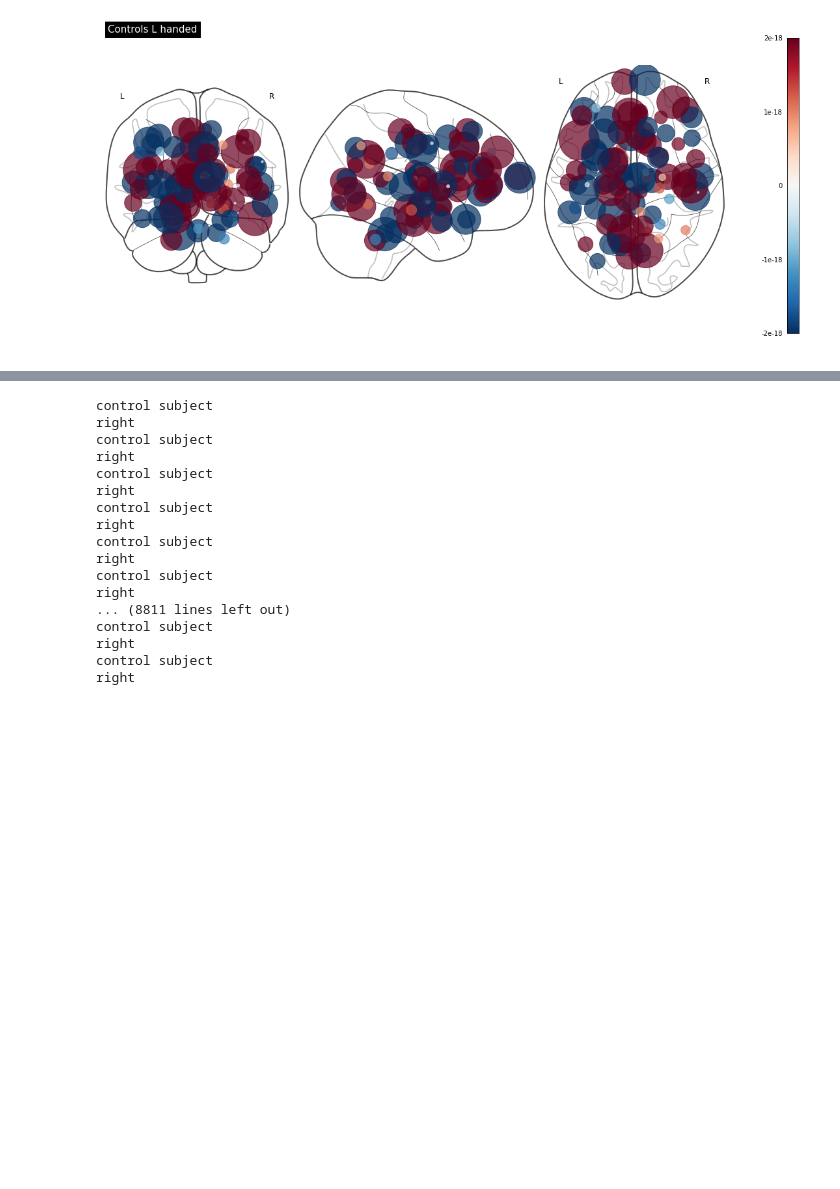
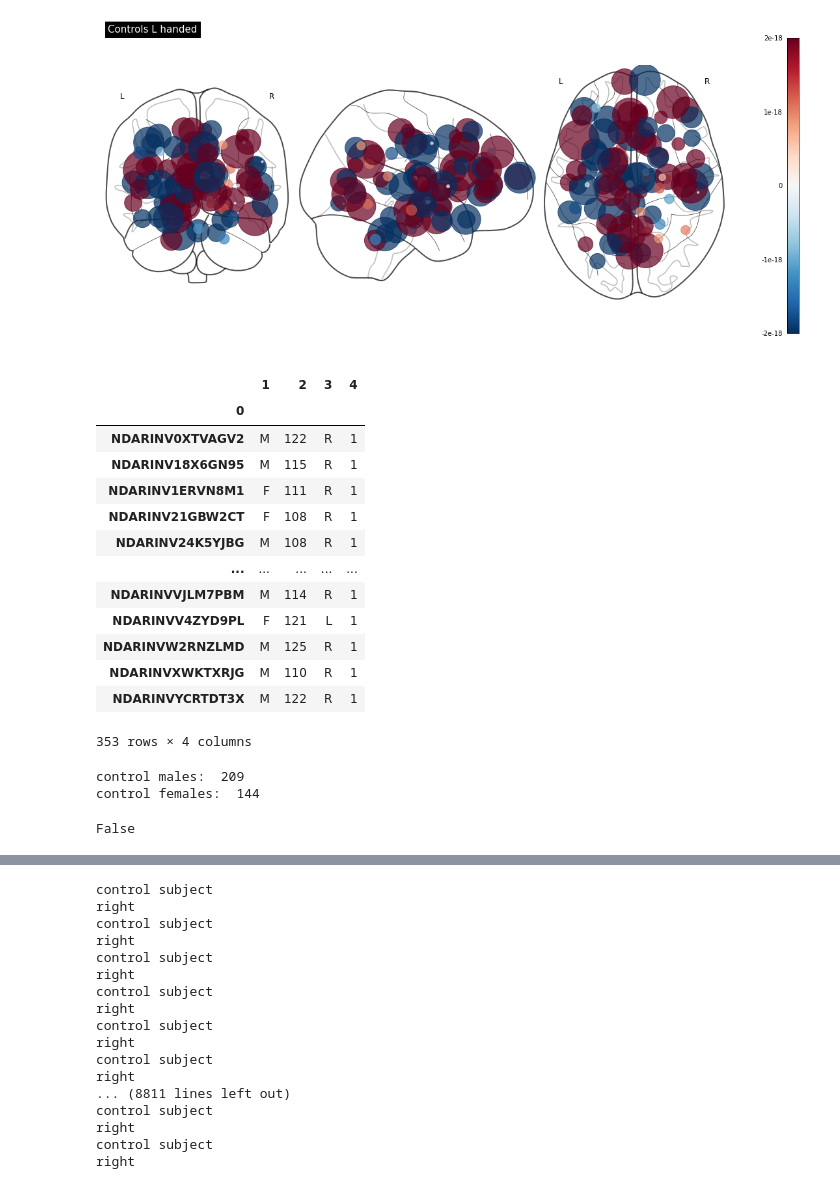
Before and after one commit to margotwagner/DDC, a Jupyter notebook: notebooks/ac-rsfmri_activation_map.ipynb, the cells around one changed output, grey strips where cells are left out. Saved outputs shown, nothing was run; the diff lists cells and outputs as text; code cells hidden in the pictures; blank space fills up the shorter version.

```diff
--- a/notebooks/ac-rsfmri_activation_map.ipynb
+++ b/notebooks/ac-rsfmri_activation_map.ipynb
@@ -247,3 +255,34 @@ plotting.plot_markers(
 <nilearn.plotting.displays._projectors.OrthoProjector at 0x...>
 [figure]
 [figure]
+# %%
+labels=pd.read_csv('baseline_depr_sex_age_hand.csv',header=None, index_col=0)
+labels=labels[1:]
+
+labels_c=labels[labels[4]=='0']
+labels_c
+# %% [output]
+|  | 1 | 2 | 3 | 4 |
+| 0 |  |  |  |  |
+| NDARINV0XTVAGV2 | M | 122 | R | 1 |
+| NDARINV18X6GN95 | M | 115 | R | 1 |
+| NDARINV1ERVN8M1 | F | 111 | R | 1 |
+| NDARINV21GBW2CT | F | 108 | R | 1 |
+| NDARINV24K5YJBG | M | 108 | R | 1 |
+| ... | ... | ... | ... | ... |
+| NDARINVVJLM7PBM | M | 114 | R | 1 |
+| NDARINVV4ZYD9PL | F | 121 | L | 1 |
+| NDARINVW2RNZLMD | M | 125 | R | 1 |
+| NDARINVXWKTXRJG | M | 110 | R | 1 |
+| NDARINVYCRTDT3X | M | 122 | R | 1 |
+353 rows × 4 columns
+# %%
+print('control males: ',len(labels_c[labels_c[1]=='M']))
+print('control females: ',len(labels_c[labels_c[1]=='F']))
+# %% [output]
+control males:  209
+control females:  144
+# %%
+labels_c.values[i,1] == 'M' == 'M'
+# %% [output]
+False
```
Also changed, not shown: parts of 10 cells of this notebook, 2 other files.
